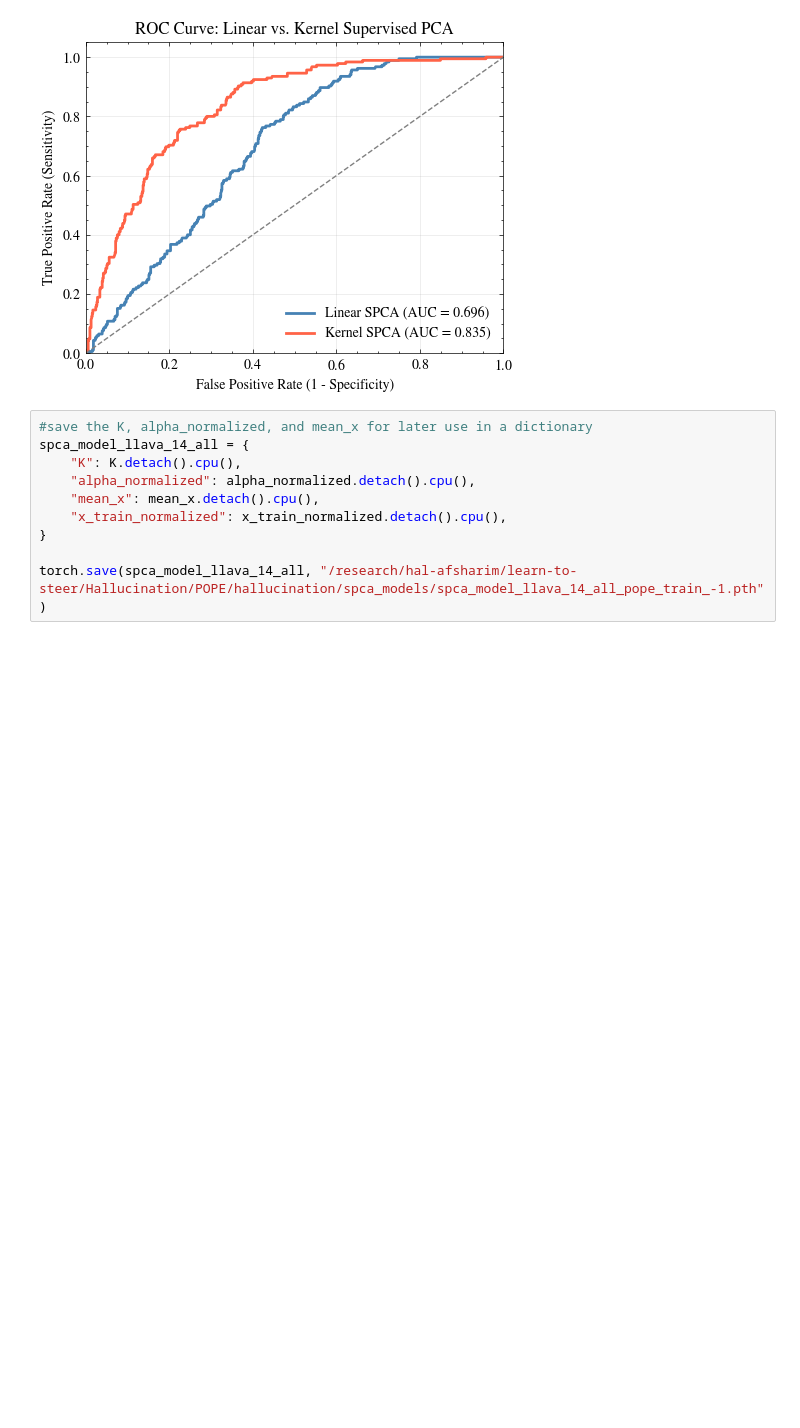
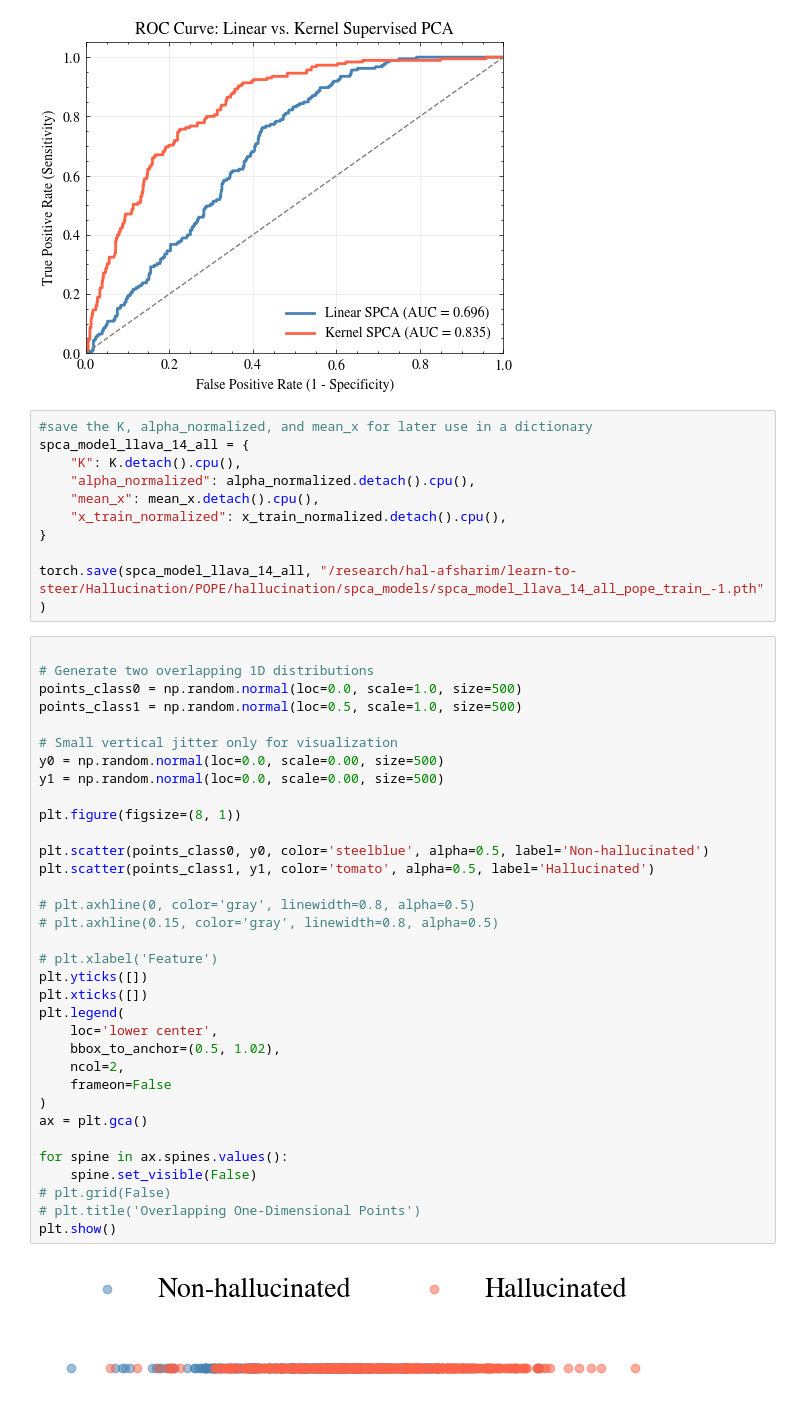
Before and after one commit to afsharim/learn-to-steer, a Jupyter notebook: src/examples/milad/extract_model_responses_train_llava_x_prompt.ipynb, the cells around one changed output. Saved outputs shown, nothing was run; the diff lists cells and outputs as text; blank space fills up the shorter version.

```diff
--- a/src/examples/milad/extract_model_responses_train_llava_x_prompt.ipynb
+++ b/src/examples/milad/extract_model_responses_train_llava_x_prompt.ipynb
@@ -565,3 +578,39 @@ spca_model_llava_14_all = {
 }
 
 torch.save(spca_model_llava_14_all, "/research/hal-afsharim/learn-to-steer/Hallucination/POPE/hallucination/spca_models/spca_model_llava_14_all_pope_train_-1.pth")
+# %%
+
+# Generate two overlapping 1D distributions
+points_class0 = np.random.normal(loc=0.0, scale=1.0, size=500)
+points_class1 = np.random.normal(loc=0.5, scale=1.0, size=500)
+
+# Small vertical jitter only for visualization
+y0 = np.random.normal(loc=0.0, scale=0.00, size=500)
+y1 = np.random.normal(loc=0.0, scale=0.00, size=500)
+
+plt.figure(figsize=(8, 1))
+
+plt.scatter(points_class0, y0, color='steelblue', alpha=0.5, label='Non-hallucinated')
+plt.scatter(points_class1, y1, color='tomato', alpha=0.5, label='Hallucinated')
+
+# plt.axhline(0, color='gray', linewidth=0.8, alpha=0.5)
+# plt.axhline(0.15, color='gray', linewidth=0.8, alpha=0.5)
+
+# plt.xlabel('Feature')
+plt.yticks([])
+plt.xticks([])
+plt.legend(
+    loc='lower center',
+    bbox_to_anchor=(0.5, 1.02),
+    ncol=2,
+    frameon=False
+)
+ax = plt.gca()
+
+for spine in ax.spines.values():
+    spine.set_visible(False)
+# plt.grid(False)
+# plt.title('Overlapping One-Dimensional Points')
+plt.show()
+# %% [output]
+[figure, added]
```
Also changed, not shown: parts of 7 cells of this notebook, 11 other files.
